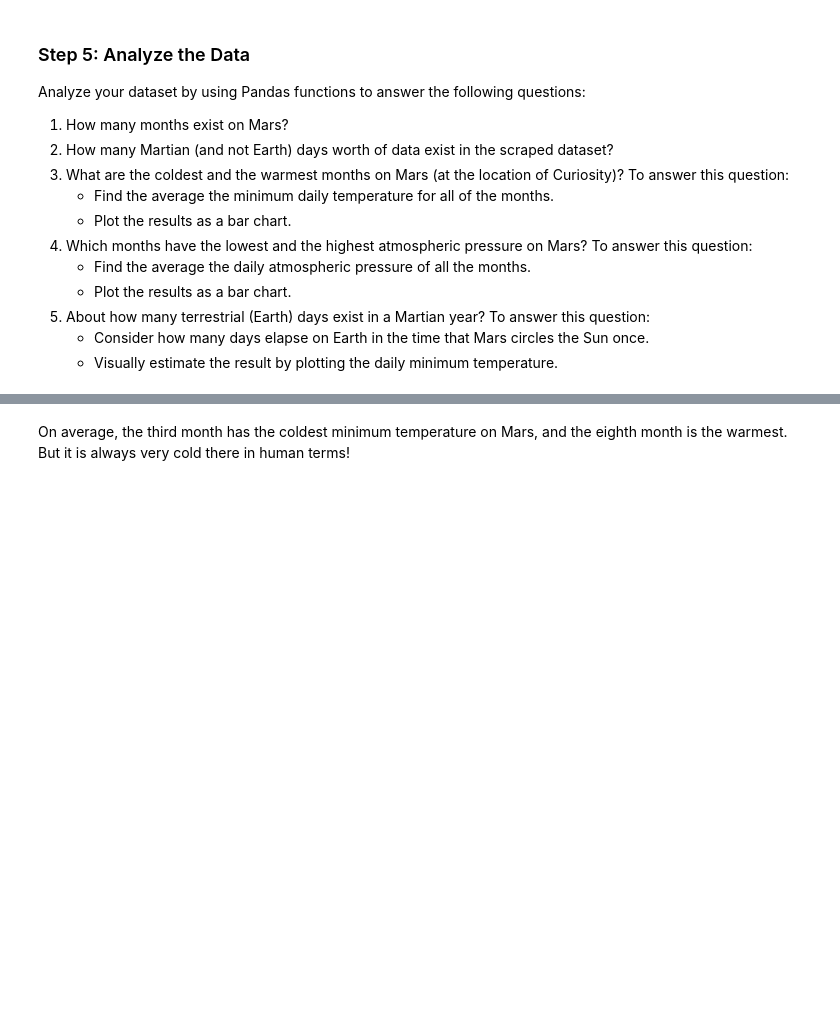
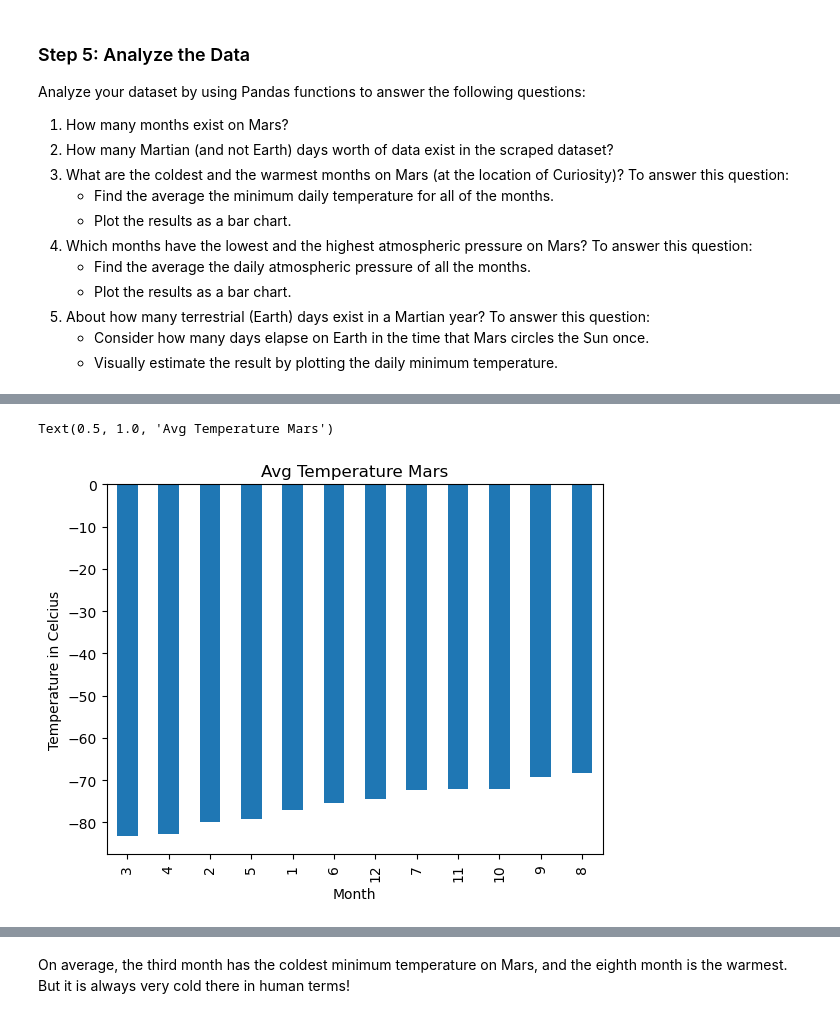
Before and after one commit to adrakevasquez/Module_11_Web_Scraping, a Jupyter notebook: part_2_mars_weather.ipynb, the cells around one changed output, grey strips where cells are left out. Cells and saved outputs as stored; diff of their text form; code cells hidden in the pictures; blank space fills up the shorter version.

```diff
--- a/part_2_mars_weather.ipynb
+++ b/part_2_mars_weather.ipynb
@@ -116,4 +186,13 @@ Analyze your dataset by using Pandas functions to answer the following questions
 # %%
 # Identify the coldest and hottest months in Curiosity's location
+cold_to_hot = avg_low_temp.sort_values(ascending=True)
+
+cold_to_hot.plot(kind='bar')
+plt.xlabel('Month')
+plt.ylabel('Temperature in Celcius')
+plt.title('Avg Temperature Mars')
+# %% [output]
+Text(0.5, 1.0, 'Avg Temperature Mars')
+[figure, added]
 # %%
 # 4. Average pressure by Martian month
```
Also changed, not shown: parts of 16 cells of this notebook.
